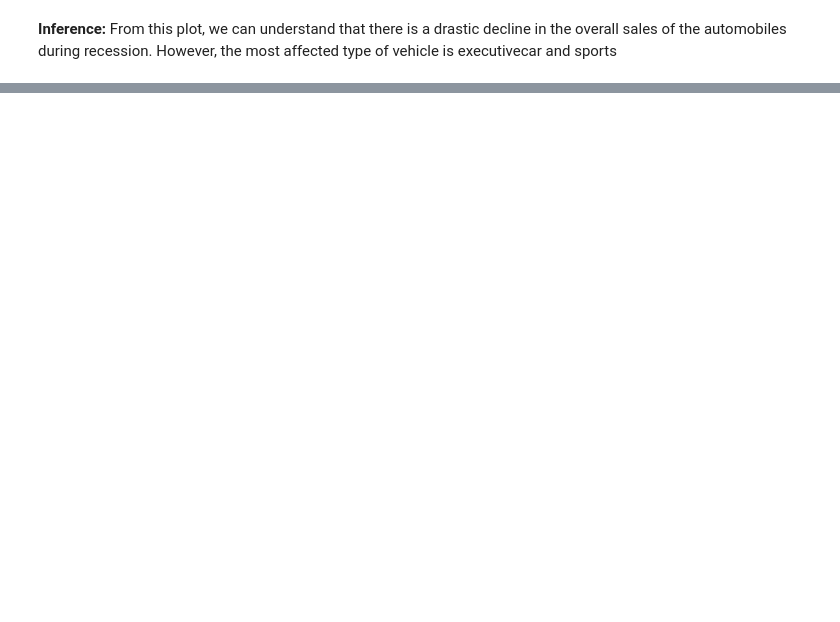
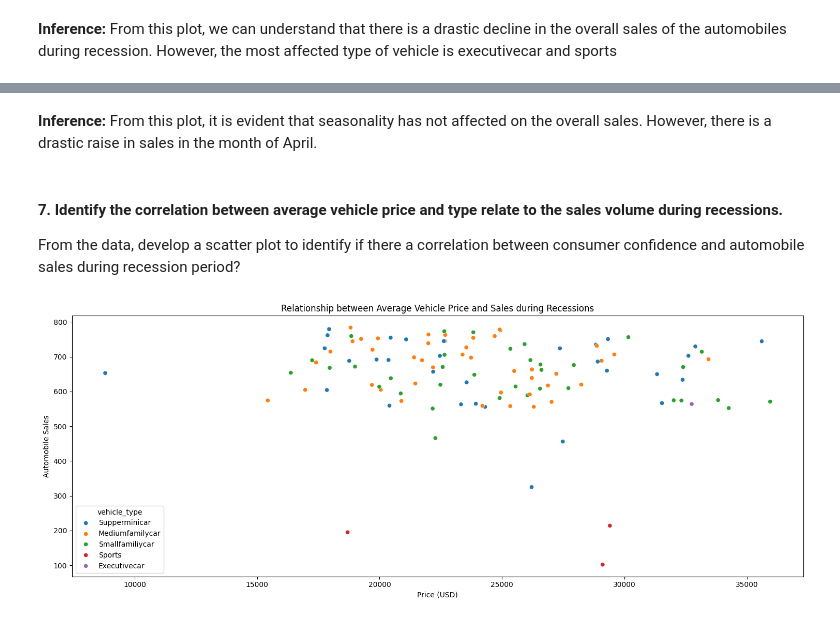
Before and after one commit to reynancs/analyzing_impact_recession_auto_sales_with_ploty, a Jupyter notebook: notebooks/historical_automobile_sales.ipynb, the cells around one changed output, grey strips where cells are left out. Cells and saved outputs as stored; diff of their text form; code cells hidden in the pictures; blank space fills up the shorter version.

```diff
--- a/notebooks/historical_automobile_sales.ipynb
+++ b/notebooks/historical_automobile_sales.ipynb
@@ -300,0 +354,23 @@ However, the most affected type of vehicle is executivecar and sports
+# %% [markdown]
+**Inference:** From this plot, it is evident that seasonality has not affected on the overall sales. However, there is a drastic raise in sales in the month of April.
+# %% [markdown]
+#### 7. Identify the correlation between average vehicle price and type relate to the sales volume during recessions.
+From the data, develop a scatter plot to identify if there a correlation between consumer confidence and automobile sales during recession period?
+# %%
+
+# Create the Fig and axis
+fig, ax = plt.subplots(figsize=(15,6))
+
+# Plot the Scatter Plot
+sns.scatterplot(data=df_recession, x='price', y='automobile_sales', hue='vehicle_type', ax=ax)
+
+# Customization
+plt.xlabel('Price (USD)')
+plt.ylabel('Automobile Sales')
+plt.title('Relationship between Average Vehicle Price and Sales during Recessions')
+plt.tight_layout()
+
+# Save the fig file
+fig.savefig('../images/07_relationship_between_price_vs_sales_during_recession')
+# %% [output]
+[figure, added]
```
Also changed, not shown: parts of 18 cells of this notebook, 11 other files.
